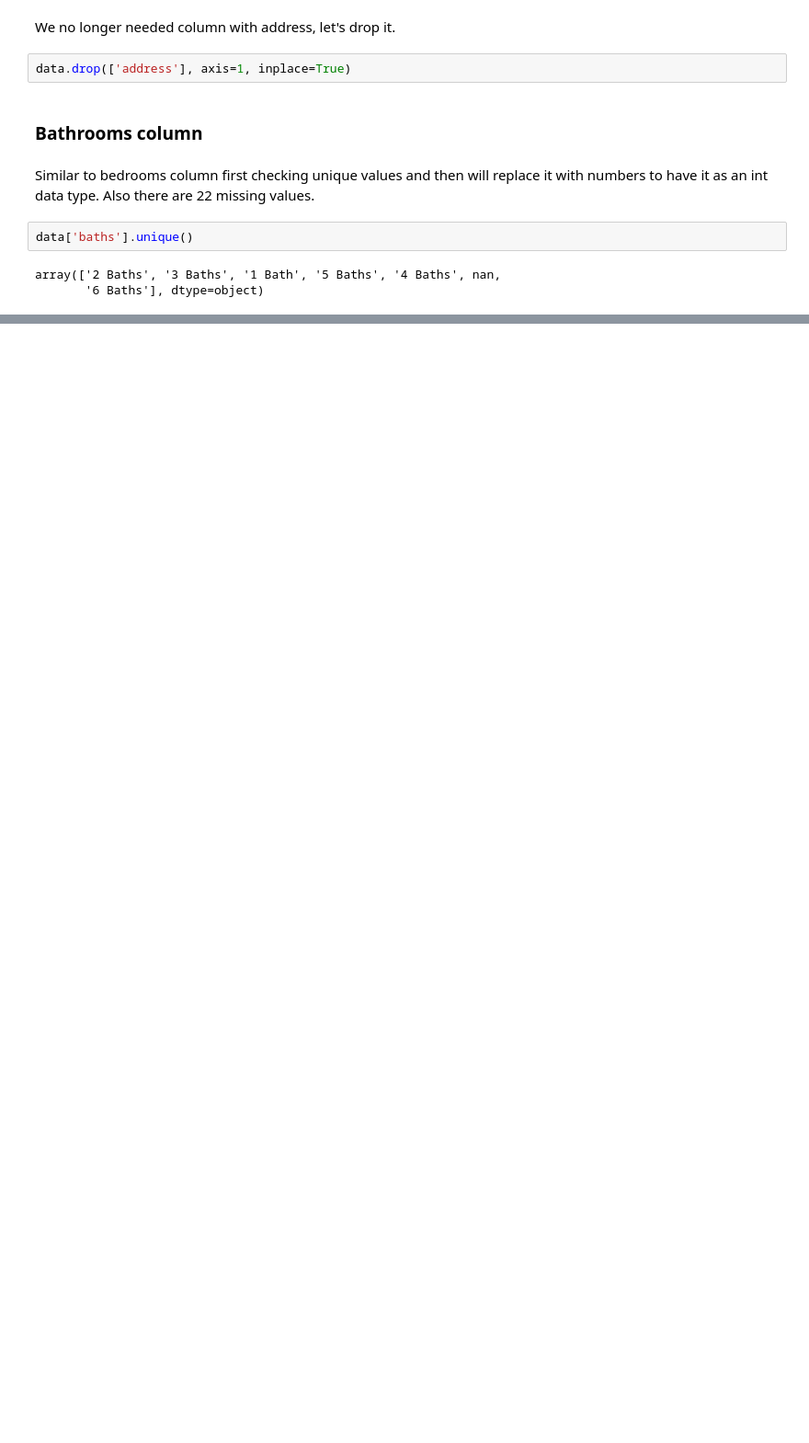
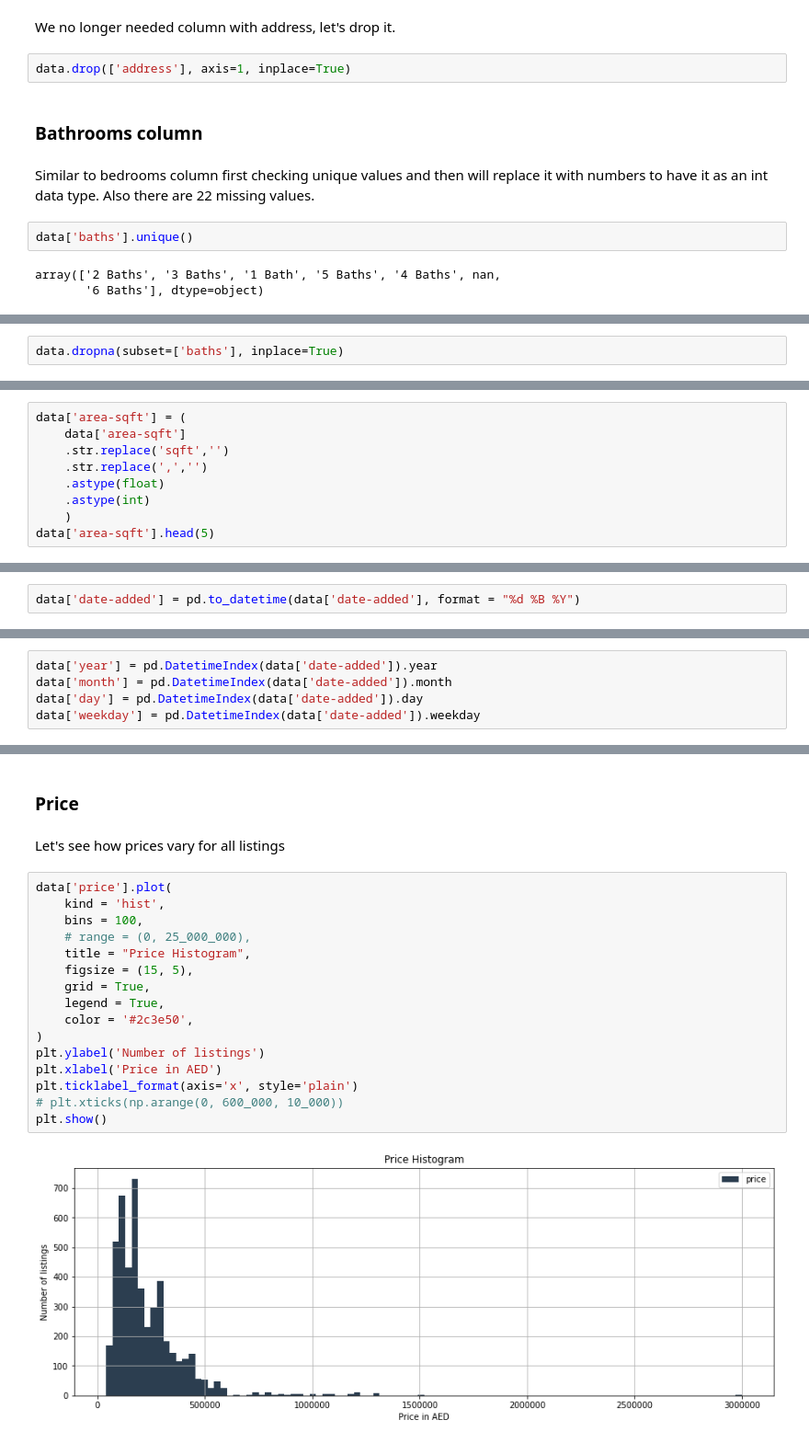
Before and after one commit to imeleges/REMA_Dubai, a Jupyter notebook: bayut_dubai_difc_downtown.ipynb, the cells around one changed output, grey strips where cells are left out. Shown: that part at 92% size. Cells and saved outputs as stored; diff of their text form; blank space fills up the shorter version.

Commit message:
Data Preprocessing and EDA

```diff
--- a/bayut_dubai_difc_downtown.ipynb
+++ b/bayut_dubai_difc_downtown.ipynb
@@ -146 +174,3 @@ array(['2 Baths', '3 Baths', '1 Bath', '5 Baths', '4 Baths', nan,
+# %%
+data.dropna(subset=['baths'], inplace=True)
 # %%
@@ -155,0 +194,9 @@ data['beds'] = data['beds'].replace(
+# %%
+data['area-sqft'] = (
+    data['area-sqft']
+    .str.replace('sqft','')
+    .str.replace(',','')
+    .astype(float)
+    .astype(int)
+    )
+data['area-sqft'].head(5)
@@ -155,0 +214,2 @@ data['beds'] = data['beds'].replace(
+# %%
+data['date-added'] = pd.to_datetime(data['date-added'], format = "%d %B %Y")
@@ -155,0 +218,5 @@ data['beds'] = data['beds'].replace(
+# %%
+data['year'] = pd.DatetimeIndex(data['date-added']).year
+data['month'] = pd.DatetimeIndex(data['date-added']).month
+data['day'] = pd.DatetimeIndex(data['date-added']).day
+data['weekday'] = pd.DatetimeIndex(data['date-added']).weekday
@@ -155,0 +260,22 @@ data['beds'] = data['beds'].replace(
+# %% [markdown]
+### Price
+# %% [markdown]
+Let's see how prices vary for all listings
+# %%
+data['price'].plot(
+    kind = 'hist',
+    bins = 100,
+    # range = (0, 25_000_000),
+    title = "Price Histogram",
+    figsize = (15, 5),
+    grid = True,
+    legend = True,
+    color = '#2c3e50',
+)
+plt.ylabel('Number of listings')
+plt.xlabel('Price in AED')
+plt.ticklabel_format(axis='x', style='plain')
+# plt.xticks(np.arange(0, 600_000, 10_000))
+plt.show()
+# %% [output]
+[figure, added]
```
Also changed, not shown: parts of 41 cells of this notebook.
